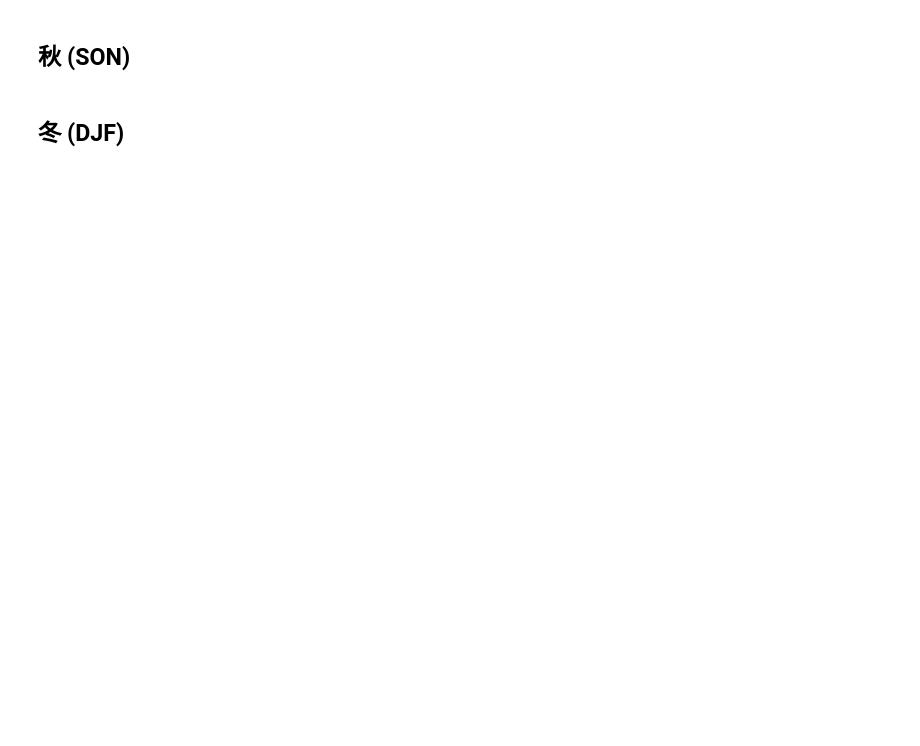
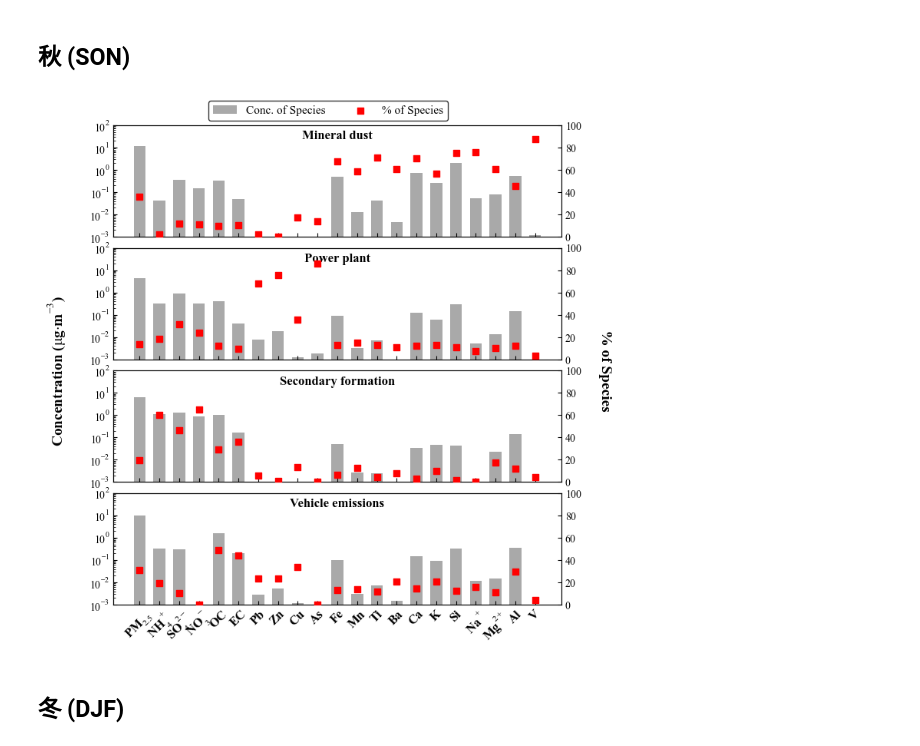
Before and after one commit to ReedFu/master0_2025, a Jupyter notebook: Lanzhou_aerosol/compute_and_plot/PMF_result.ipynb, the cells around one changed output. Cells and saved outputs as stored; diff of their text form; code cells hidden in the pictures; blank space fills up the shorter version.

```diff
--- a/Lanzhou_aerosol/compute_and_plot/PMF_result.ipynb
+++ b/Lanzhou_aerosol/compute_and_plot/PMF_result.ipynb
@@ -407,25 +413,24 @@ configure_plot_style()
 # 1.1 定义你想要的X轴物种排序 (名称必须与CSV文件中的Species列完全一致)
 # 注意：这里的物种种类和数目必须和CSV中完全一一对应！
 SPECIES_ORDER = [
-    'PM2.5', 'NH4+', 'SO42-', 'NO3-', 'Sn',
+    'PM2.5', 'NH4+', 'SO42-', 'NO3-',
     'OC(optical)', 'EC(optical)', 'Pb', 'Zn', 'Cu',
     'As', 'Fe', 'Mn', 'Ti', 'Ba',
     'Ca', 'K', 'Si', 'Na+', 'Mg2+',
-    'Al'
+    'Al', 'V'
 ]
 
 # 1.2 定义每个Factor对应的源名称
 # 键为CSV中的Factor列名，值为你想要在图上显示的文本。顺序决定了子图从上到下的顺序。
 FACTOR_NAMES = {
-    'Factor 1': 'Secondary nitrate',
-    'Factor 2': 'Mixed industrial emissions',
-    'Factor 3': 'Mineral dust',
-    'Factor 4': 'Vehicle emissions',
-    'Factor 5': 'Power plant',
+    'Factor 1': 'Mineral dust',
+    'Factor 2': 'Power plant',
+    'Factor 3': 'Secondary formation',
+    'Factor 4': 'Vehicle emissions'
 }
 
 # CSV 文件路径
-FILE_PATH = r'D:\Coding\Data\Lanzhou_chemical\PMF\SON_profiles.csv'
+FILE_PATH = r'D:\Coding\Data\Lanzhou_chemical\PMF Output (SigOnly)\SON_profiles.csv'
 
 # ==========================================
 # 2. 数据读取与解析函数
@@ -548,34 +553,36 @@ for i, (factor_col, factor_title) in enumerate(FACTOR_NAMES.items()):
     # 设置Y轴范围和刻度 (根据你截图的样式)
     ax1.set_ylim(1e-3, 1e2)
     ax2.set_ylim(0, 100)
 
     # 在子图内部上方添加源名称 (居中)
     ax1.text(0.5, 0.9, factor_title, transform=ax1.transAxes,
              ha='center', va='center', fontweight='bold', fontsize=12)
 
     # 设置刻度朝内
     ax1.tick_params(axis='both', direction='in', which='both', labelsize=10)
     ax2.tick_params(axis='y', direction='in', labelsize=10)
 
 # 设置X轴标签 (仅在最底层子图显示)
 axes[-1].set_xticks(x_pos)
 axes[-1].set_xticklabels(x_labels, rotation=45, fontweight='bold', fontsize=12)
 
 # 设置全局Y轴标签
 fig.supylabel(r'Concentration ($\mu$g$\cdot$m$^{-3}$)', fontweight='bold', fontsize=14, x=0.04)
 fig.text(0.94, 0.5, '% of Species', va='center', rotation=-90, fontweight='bold', fontsize=14)
 
 # 添加图例 (放置在Figure顶部)
 fig.legend([bar, scatter], ['Conc. of Species', '% of Species'],
            loc='upper center', ncol=2, bbox_to_anchor=(0.5, 0.95),
            fontsize=11, frameon=True, edgecolor='black')
 
 # 调整子图间距
 plt.subplots_adjust(hspace=0.1, left=0.15, right=0.88, top=0.90, bottom=0.12)
 
 # 保存和显示图片
-plt.savefig(r'D:\Coding\master0_2025\Thesis\PMF_profiles_plot(SON).png', dpi=500, bbox_inches='tight')
+plt.savefig(r'D:\Coding\master0_2025\Thesis\PMF_profiles_plot(SON)(sig).png', dpi=500, bbox_inches='tight')
 plt.show()
+# %% [output]
+[figure, added]
 # %% [markdown]
 ## 冬 (DJF)
 # %%
```
Also changed, not shown: parts of 4 cells of this notebook.
